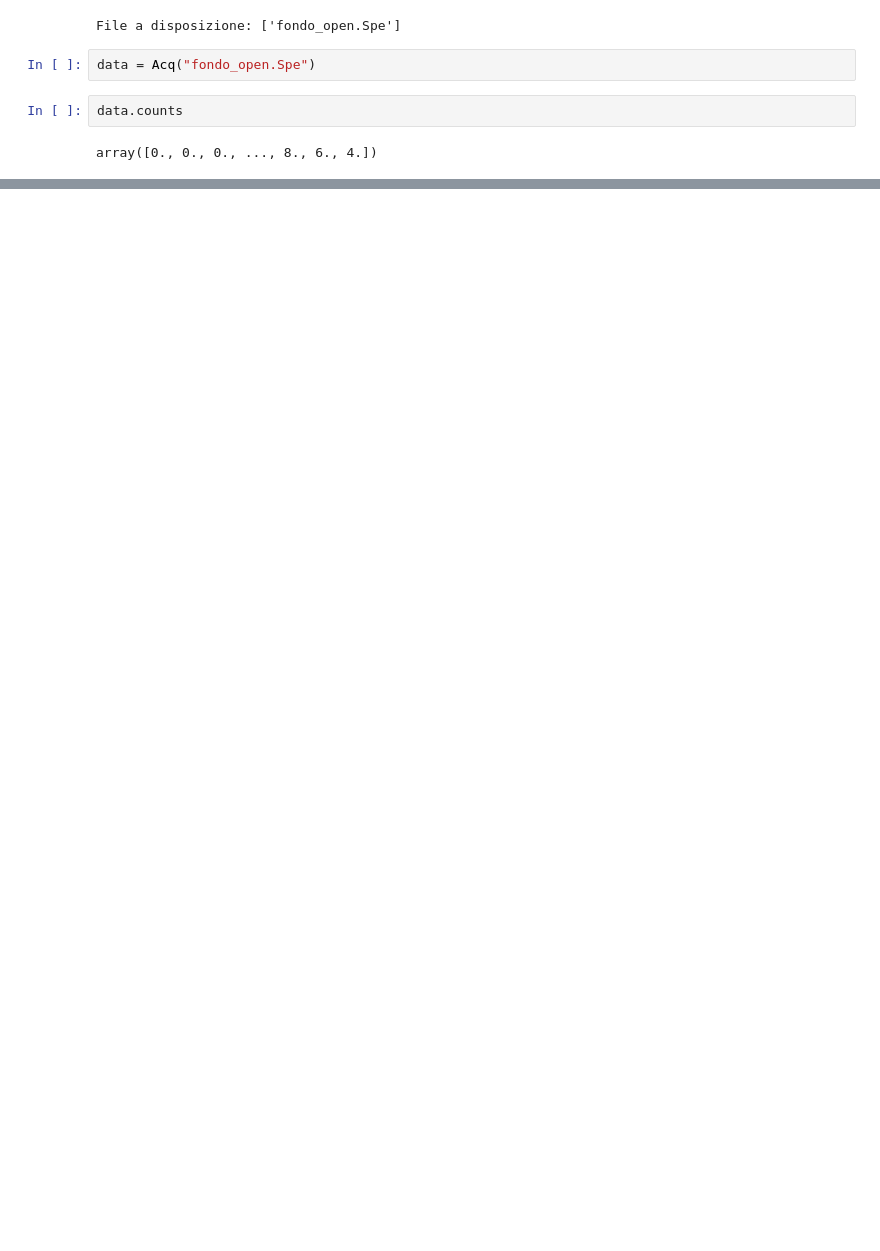
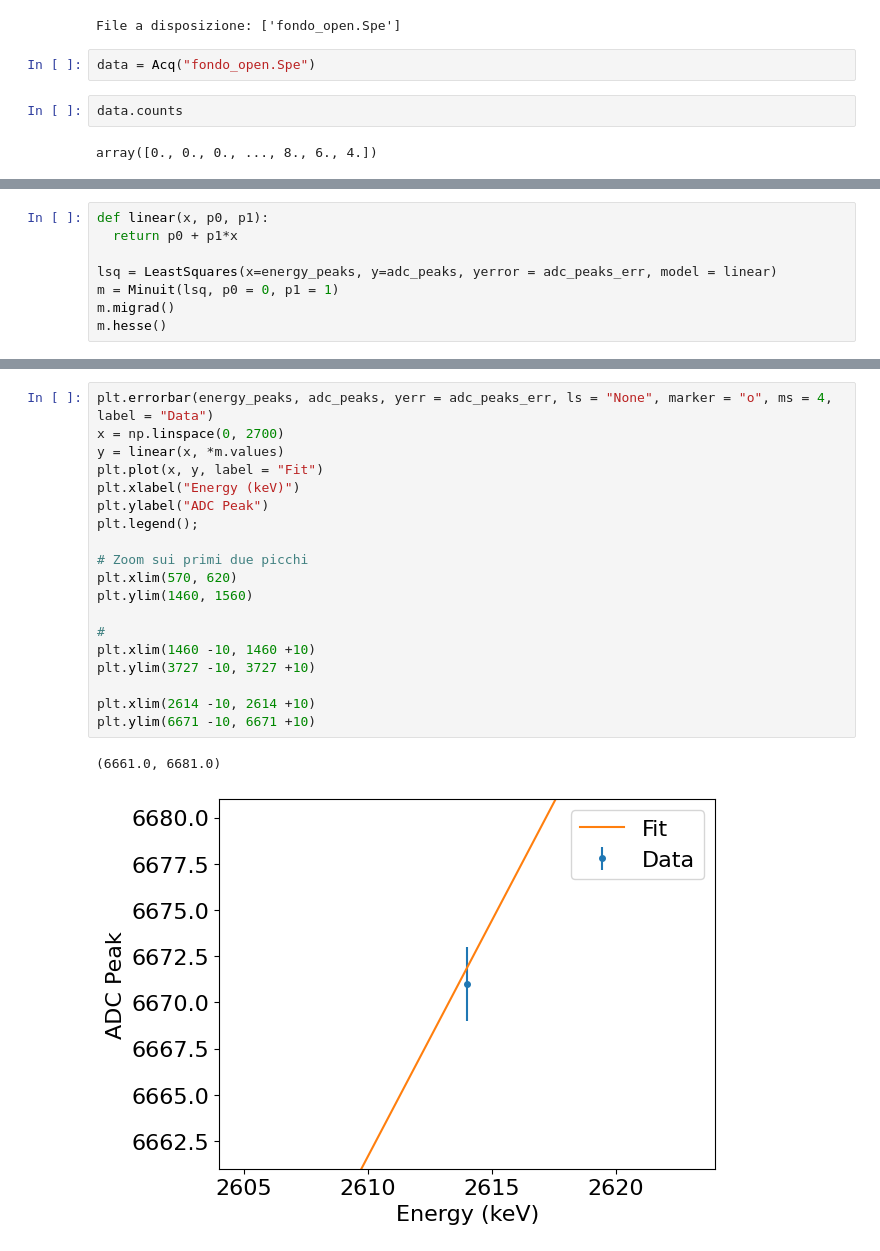
Before and after one commit to cerasole/EnvironmentalRadioactivity, a Jupyter notebook: Notebooks/SpectralFitHPGe.ipynb, the cells around one changed output, grey strips where cells are left out. Drawn from its saved outputs; the diff is of its cells as text; blank space fills up the shorter version.

```diff
--- a/Notebooks/SpectralFitHPGe.ipynb
+++ b/Notebooks/SpectralFitHPGe.ipynb
@@ -78,0 +105,8 @@ ax.legend()
+# %%
+def linear(x, p0, p1):
+  return p0 + p1*x
+
+lsq = LeastSquares(x=energy_peaks, y=adc_peaks, yerror = adc_peaks_err, model = linear)
+m = Minuit(lsq, p0 = 0, p1 = 1)
+m.migrad()
+m.hesse()
@@ -78,0 +126,22 @@ ax.legend()
+# %%
+plt.errorbar(energy_peaks, adc_peaks, yerr = adc_peaks_err, ls = "None", marker = "o", ms = 4, label = "Data")
+x = np.linspace(0, 2700)
+y = linear(x, *m.values)
+plt.plot(x, y, label = "Fit")
+plt.xlabel("Energy (keV)")
+plt.ylabel("ADC Peak")
+plt.legend();
+
+# Zoom sui primi due picchi
+plt.xlim(570, 620)
+plt.ylim(1460, 1560)
+
+#
+plt.xlim(1460 -10, 1460 +10)
+plt.ylim(3727 -10, 3727 +10)
+
+plt.xlim(2614 -10, 2614 +10)
+plt.ylim(6671 -10, 6671 +10)
+# %% [output]
+(6661.0, 6681.0)
+[figure, added]
```
Also changed, not shown: parts of 7 cells of this notebook.
